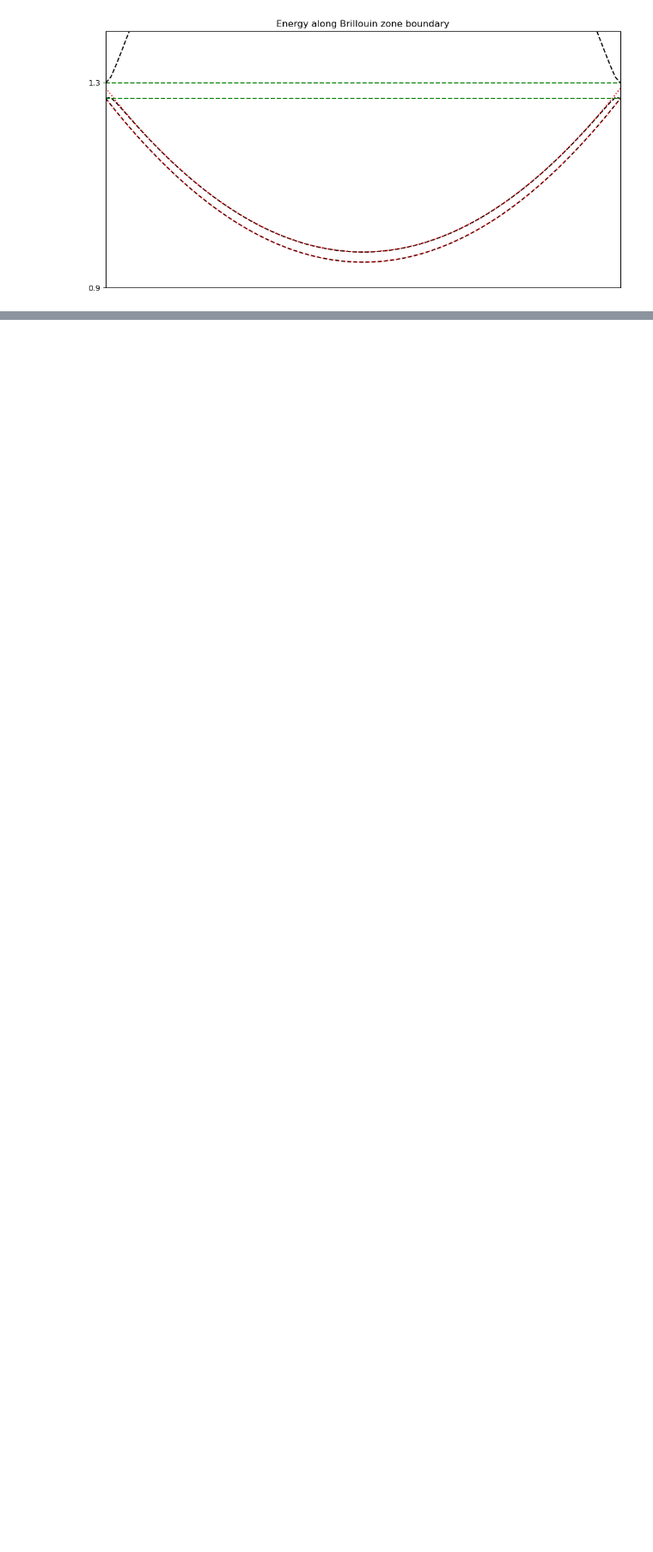
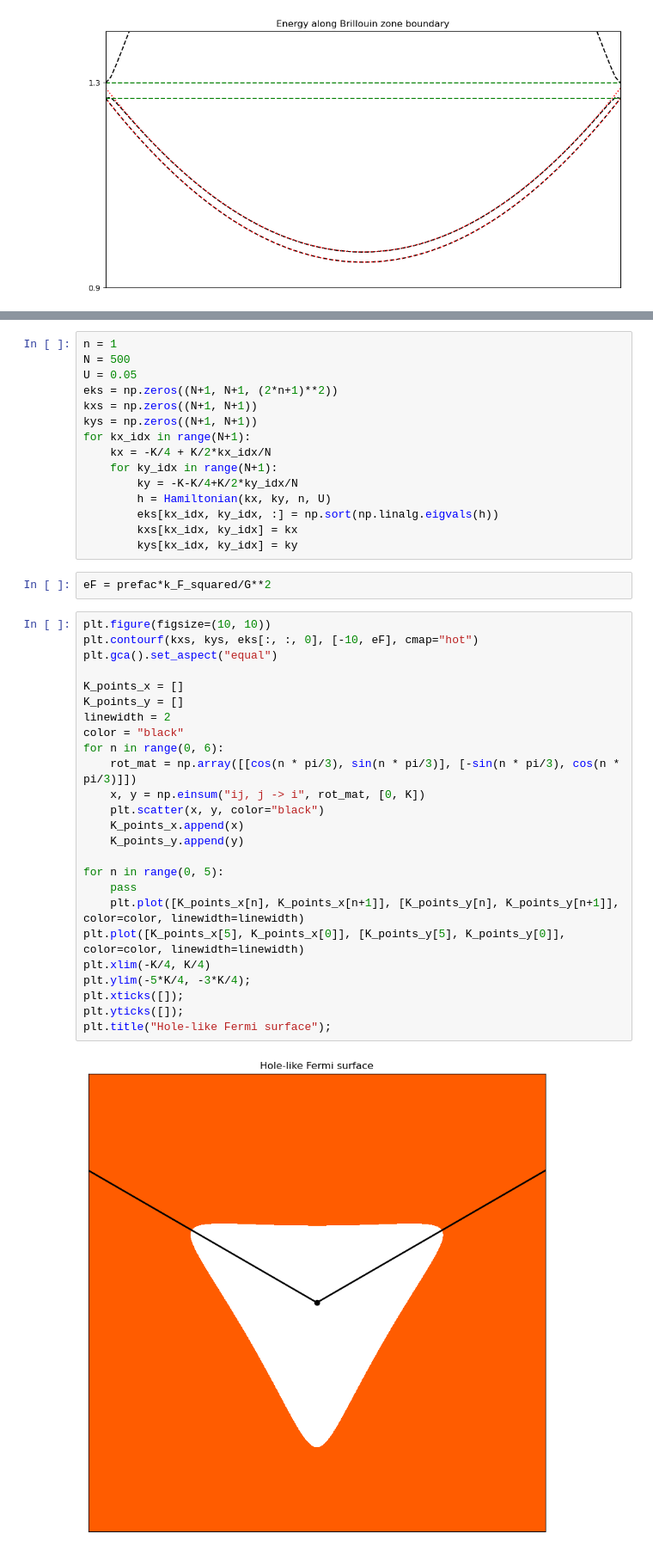
Before and after one commit to AliGhorashiCMT/8.511-Notes-and-Code, a Jupyter notebook: final exam 8.511/problem 3.ipynb, the cells around one changed output, grey strips where cells are left out. Shown at 86% size. Saved outputs shown, nothing was run; the diff lists cells and outputs as text; blank space fills up the shorter version.

Commit message:
fermi surface triangular lattice

```diff
--- a/final exam 8.511/problem 3.ipynb
+++ b/final exam 8.511/problem 3.ipynb
@@ -117,0 +120,44 @@ plt.title("Energy along Brillouin zone boundary");
+# %%
+n = 1
+N = 500
+U = 0.05
+eks = np.zeros((N+1, N+1, (2*n+1)**2))
+kxs = np.zeros((N+1, N+1))
+kys = np.zeros((N+1, N+1))
+for kx_idx in range(N+1):
+    kx = -K/4 + K/2*kx_idx/N
+    for ky_idx in range(N+1):
+        ky = -K-K/4+K/2*ky_idx/N
+        h = Hamiltonian(kx, ky, n, U)
+        eks[kx_idx, ky_idx, :] = np.sort(np.linalg.eigvals(h))
+        kxs[kx_idx, ky_idx] = kx
+        kys[kx_idx, ky_idx] = ky
+# %%
+eF = prefac*k_F_squared/G**2
+# %%
+plt.figure(figsize=(10, 10))
+plt.contourf(kxs, kys, eks[:, :, 0], [-10, eF], cmap="hot")
+plt.gca().set_aspect("equal")
+
+K_points_x = []
+K_points_y = []
+linewidth = 2
+color = "black"
+for n in range(0, 6):
+    rot_mat = np.array([[cos(n * pi/3), sin(n * pi/3)], [-sin(n * pi/3), cos(n * pi/3)]])
+    x, y = np.einsum("ij, j -> i", rot_mat, [0, K])
+    plt.scatter(x, y, color="black")
+    K_points_x.append(x)
+    K_points_y.append(y)
+
+for n in range(0, 5):
+    pass
+    plt.plot([K_points_x[n], K_points_x[n+1]], [K_points_y[n], K_points_y[n+1]], color=color, linewidth=linewidth)
+plt.plot([K_points_x[5], K_points_x[0]], [K_points_y[5], K_points_y[0]], color=color, linewidth=linewidth)
+plt.xlim(-K/4, K/4)
+plt.ylim(-5*K/4, -3*K/4);
+plt.xticks([]);
+plt.yticks([]);
+plt.title("Hole-like Fermi surface");
+# %% [output]
+[figure, added]
```
Also changed, not shown: parts of 1 cell of this notebook.
